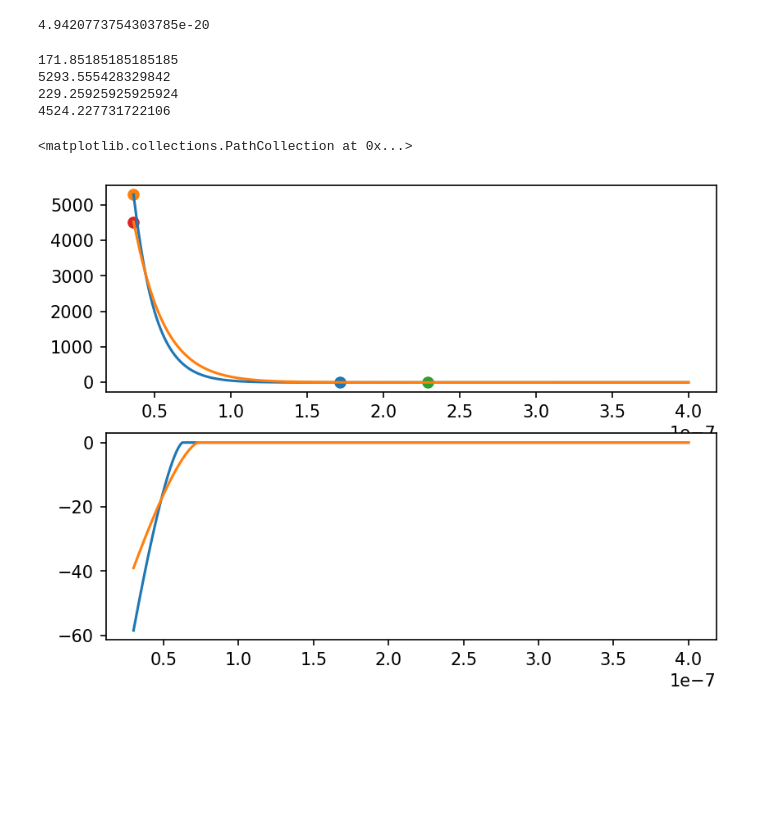
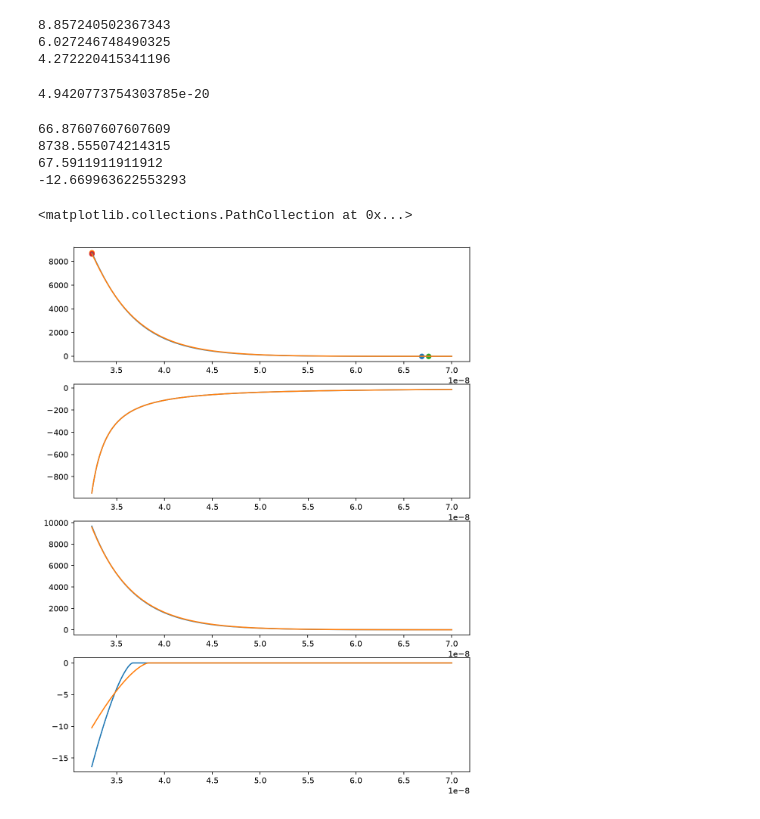
Before and after one commit to katsuwonus-pelamis/DLVO_rods, a Jupyter notebook: playground.ipynb, the cells around one changed output. Drawn from its saved outputs; the diff is of its cells as text; code cells hidden in the pictures; blank space fills up the shorter version.

```diff
--- a/playground.ipynb
+++ b/playground.ipynb
@@ -3,6 +3,17 @@ import Interactions
 import numpy as np
 import matplotlib.pyplot as plt
 plt.rcParams['figure.dpi'] = 150
+# %%
+def equivalent_diameter(semi_ax1, semi_ax2): #for OBLATE ellipsoids
+    return 2*np.cbrt(semi_ax1**2*semi_ax2)
+
+print(equivalent_diameter(5.62, 2.75))
+print(equivalent_diameter(3.48, 2.26))
+print(equivalent_diameter(2.85, 1.2))
+# %% [output]
+8.857240502367343
+6.027246748490325
+4.272220415341196
 # %%
 const = Interactions.PhysicalConstants()
 # %%
@@ -34,8 +86,8 @@ CTAC = Interactions.Surfactant(
 sol_cis = Interactions.SolutionState(
     temperature= 298.0,
     eps_r = 80, # I imagine we're in water
-    surfactants=(AzoTAB_cis,AzoTAB_trans),
-    layer_thickness = 3.0E-9, #this is related to the screening surfactant
+    surfactants=(AzoTAB_cis_J2,AzoTAB_trans_J2),
+    layer_thickness = 1.2E-9, #this is related to the screening surfactant
     zeta_pot = 80E-3,
     composition = 0
 )
@@ -43,11 +95,21 @@ sol_cis = Interactions.SolutionState(
 sol_trans = Interactions.SolutionState(
     temperature= 298.0,
     eps_r = 80, # I imagine we're in water
-    surfactants=(AzoTAB_trans,AzoTAB_cis),
-    layer_thickness = 3.0E-9, #this is related to the screening surfactant
+    surfactants=(AzoTAB_trans_J2,AzoTAB_cis_J2),
+    layer_thickness = 1.2E-9, #this is related to the screening surfactant
     zeta_pot = 80E-3,
     composition = 0
 )
+
+
+sol_CTAC = Interactions.SolutionState(
+    temperature= 298.0,
+    eps_r = 80, # I imagine we're in water
+    surfactants=(CTAC, CTAC),
+    layer_thickness = 3E-9, #this is related to the screening surfactant
+    zeta_pot = 70E-3,
+    composition = 0
+)
 # %%
 #testing the objects first then how to handle length and bla bla
 wid = 30E-9
@@ -67,50 +129,59 @@ auag_rod = Interactions.RodSpecies(
 # %% [output]
 4.9420773754303785e-20
 # %%
-conc = 5
-spacing = np.linspace(30E-9, 400E-9, 1000)
+conc = 50
+
+spacing = np.linspace(
+    wid + 2 * sol_cis.layer_thickness,
+    70e-9,
+    1000,
+)
 vdw = Interactions.VdWInteraction()
 el = Interactions.ElectrostaticInteraction()
 ao = Interactions.DepletionInteraction()
 
 particle = rod
 
-fig, ax = plt.subplots(2, 1)
+fig, ax = plt.subplots(4, 1, figsize = (9, 12))
 
 en_vdw = vdw.energy(particle, particle, spacing)/(const.k_B*sol_cis.temperature)*particle.length
 en_el = el.energy(particle, particle, spacing, sol_cis, conc)/(const.k_B*sol_cis.temperature)*particle.length
 en_ao = ao.energy(particle, particle, spacing, sol_cis, conc)/(const.k_B*sol_cis.temperature)*particle.length
 en_tot =  en_el + en_vdw + en_ao
 ax[0].plot(spacing, en_tot)
-ax[1].plot(spacing, en_ao)
+ax[1].plot(spacing, en_vdw)
+ax[2].plot(spacing, en_el)
+ax[3].plot(spacing, en_ao)
 min = [spacing[np.nanargmin(en_tot)], np.nanmin(en_tot)]
 max = [spacing[np.nanargmax(en_tot)], np.nanmax(en_tot)]
 print(min[0]*1e9)
 print(max[1])
 ax[0].scatter(min[0], min[1])
 ax[0].scatter(max[0], max[1])
 
 en_vdw = vdw.energy(particle, particle, spacing)/(const.k_B*sol_trans.temperature)*particle.length
 en_el = el.energy(particle, particle, spacing, sol_trans, conc)/(const.k_B*sol_trans.temperature)*particle.length
 en_ao = ao.energy(particle, particle, spacing, sol_trans, conc)/(const.k_B*sol_trans.temperature)*particle.length
 en_tot =  en_el + en_vdw + en_ao
 ax[0].plot(spacing, en_tot)
-ax[1].plot(spacing, en_ao)
+ax[1].plot(spacing, en_vdw)
+ax[2].plot(spacing, en_el)
+ax[3].plot(spacing, en_ao)
 min = [spacing[np.nanargmin(en_tot)], np.nanmin(en_tot)]
 max = [spacing[np.nanargmax(en_tot)], np.nanmax(en_tot)]
 print(min[0]*1e9)
-print(max[1])
+print(min[1])
 ax[0].scatter(min[0], min[1])
 ax[0].scatter(max[0], max[1])
 
 
 ##print(sol_cis.inverse_debye(conc))
 ##print(sol_trans.inverse_debye(conc))
 # %% [output]
-171.85185185185185
-5293.555428329842
-229.25925925925924
-4524.227731722106
+66.87607607607609
+8738.555074214315
+67.5911911911912
+-12.669963622553293
 <matplotlib.collections.PathCollection at 0x...>
-[figure, old version]
+[figure, new version]
 # %%
```
Also changed, not shown: parts of 3 cells of this notebook, 2 other files.
